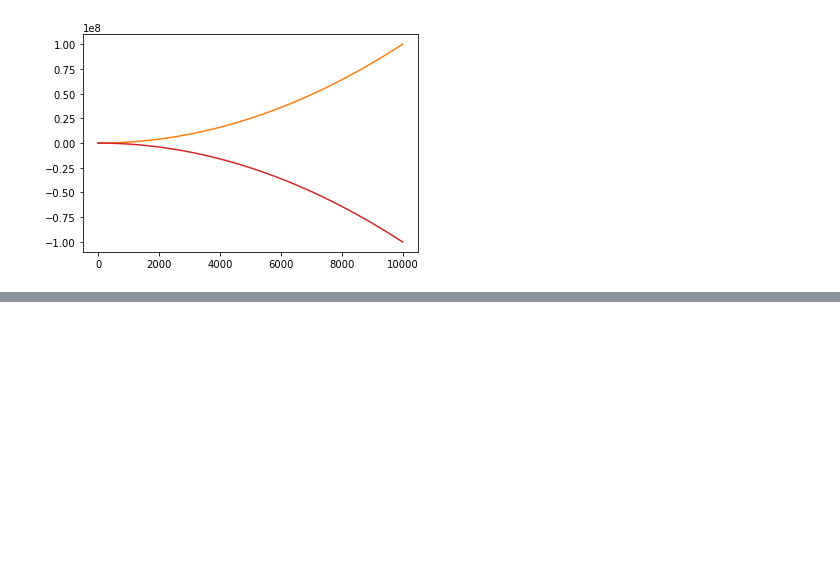
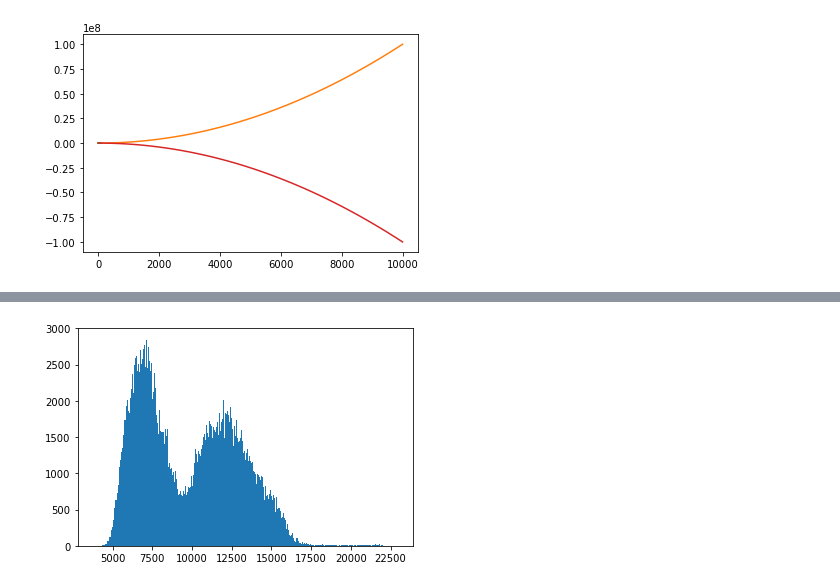
Before and after one commit to TChan0905/2017-05-30-AMNH-CCA, a Jupyter notebook: python_practice/PythonPractice.ipynb, the cells around one changed output, grey strips where cells are left out. Drawn from its saved outputs; the diff is of its cells as text; code cells hidden in the pictures; blank space fills up the shorter version.

```diff
--- a/python_practice/PythonPractice.ipynb
+++ b/python_practice/PythonPractice.ipynb
@@ -285,0 +338,5 @@ plt.plot(x_squared, -x_squared**2)
+# %%
+NBINS = 1000
+histogram = plt.hist(image_data.flatten(), NBINS)
+# %% [output]
+[figure, added]
```
Also changed, not shown: parts of 11 cells of this notebook.
